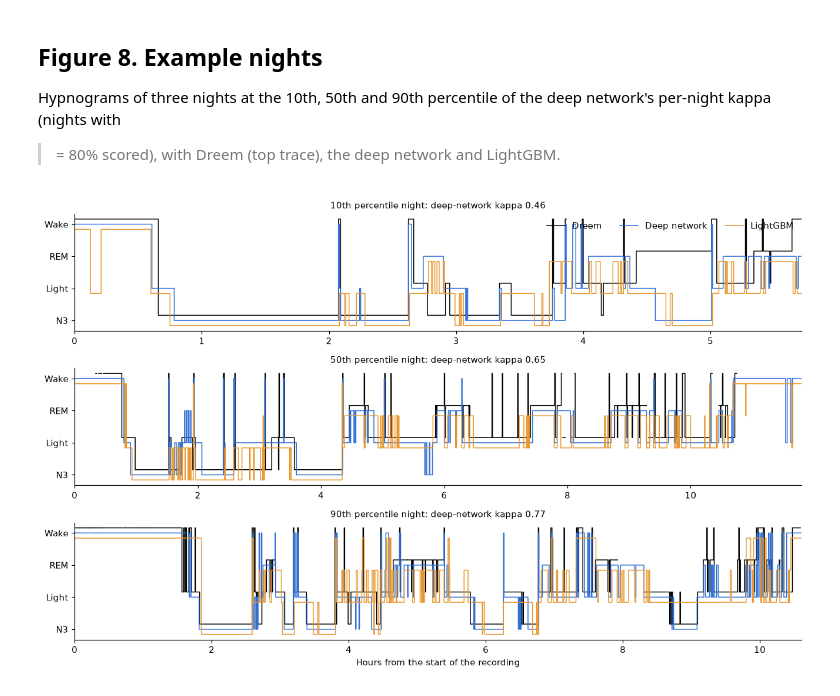
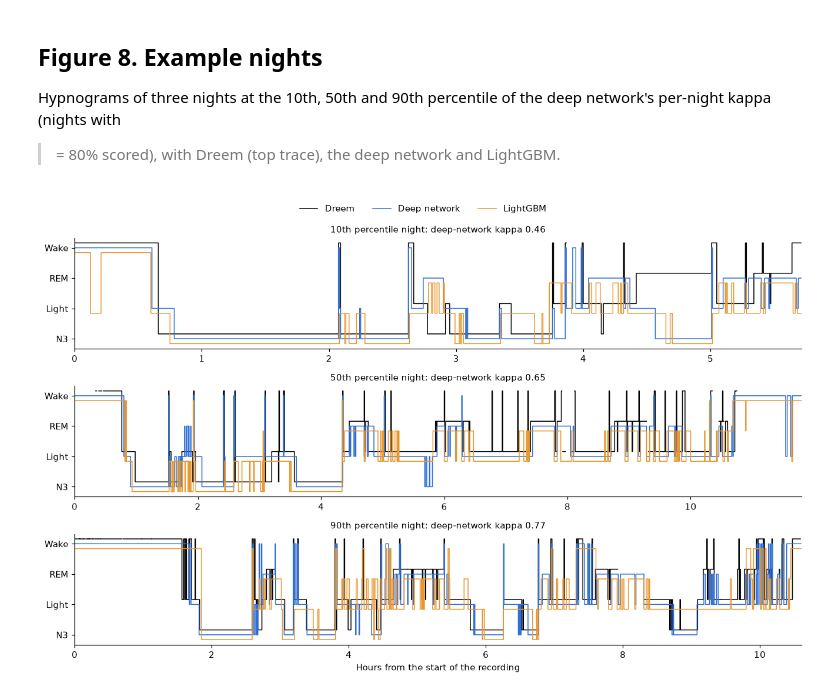
Before and after one commit to Micha098/wrist-sleep-staging, a Jupyter notebook: paper/figures.ipynb, the cells around one changed output. Saved outputs shown, nothing was run; the diff lists cells and outputs as text; code cells hidden in the pictures.

Commit message:
Figure 8: legend above the panels

```diff
--- a/paper/figures.ipynb
+++ b/paper/figures.ipynb
@@ -259,17 +259,19 @@ Hypnograms of three nights at the 10th, 50th and 90th percentile of the deep net
 # %%
 kap = {name: cohen_kappa_score(g.y.astype(int), g.raw_5m.astype(int), labels=range(4))
        for name, g in A[A.name.isin(G.name)].dropna(subset=['y', 'raw_5m']).groupby('name')}
 kap = pd.Series(kap).sort_values()
 pick = [kap.index[int(q * (len(kap) - 1))] for q in (0.1, 0.5, 0.9)]
 level = {0: 3, 3: 2, 1: 1, 2: 0}  # Wake, REM, Light, N3 from top to bottom
 fig, axs = plt.subplots(3, 1, figsize=(12, 7.5))
 for ax, name, q in zip(axs, pick, ['10th', '50th', '90th']):
     g = A[A.name == name]; h = g.epoch / 120
     for col, off, lab, c in [('y', 0.16, 'Dreem', 'black'), ('raw_5m', 0, 'Deep network', COL['Deep network']), ('lgbm_5m', -0.16, 'LightGBM', '#e8962e')]:
         ax.step(h, g[col].map(level) + off, where='post', lw=1, color=c, label=lab)
     ax.set_yticks([0, 1, 2, 3], ['N3', 'Light', 'REM', 'Wake']); ax.set_xlim(0, h.max())
     ax.set_title(f'{q} percentile night: deep-network kappa {kap[name]:.2f}', fontsize=10)
-axs[0].legend(ncol=3, frameon=False, loc='upper right'); axs[-1].set_xlabel('Hours from the start of the recording')
-fig.tight_layout(); fig.savefig(f'{FIG}/fig8_example_nights.png', dpi=200, bbox_inches='tight'); plt.show()
+axs[-1].set_xlabel('Hours from the start of the recording')
+fig.tight_layout(rect=(0, 0, 1, 0.96))
+fig.legend(*axs[0].get_legend_handles_labels(), ncol=3, frameon=False, loc='upper center', bbox_to_anchor=(0.5, 1.0))
+fig.savefig(f'{FIG}/fig8_example_nights.png', dpi=200, bbox_inches='tight'); plt.show()
 # %% [output]
-[figure, old version]
+[figure, new version]
```
Also changed, not shown: 1 other file.
